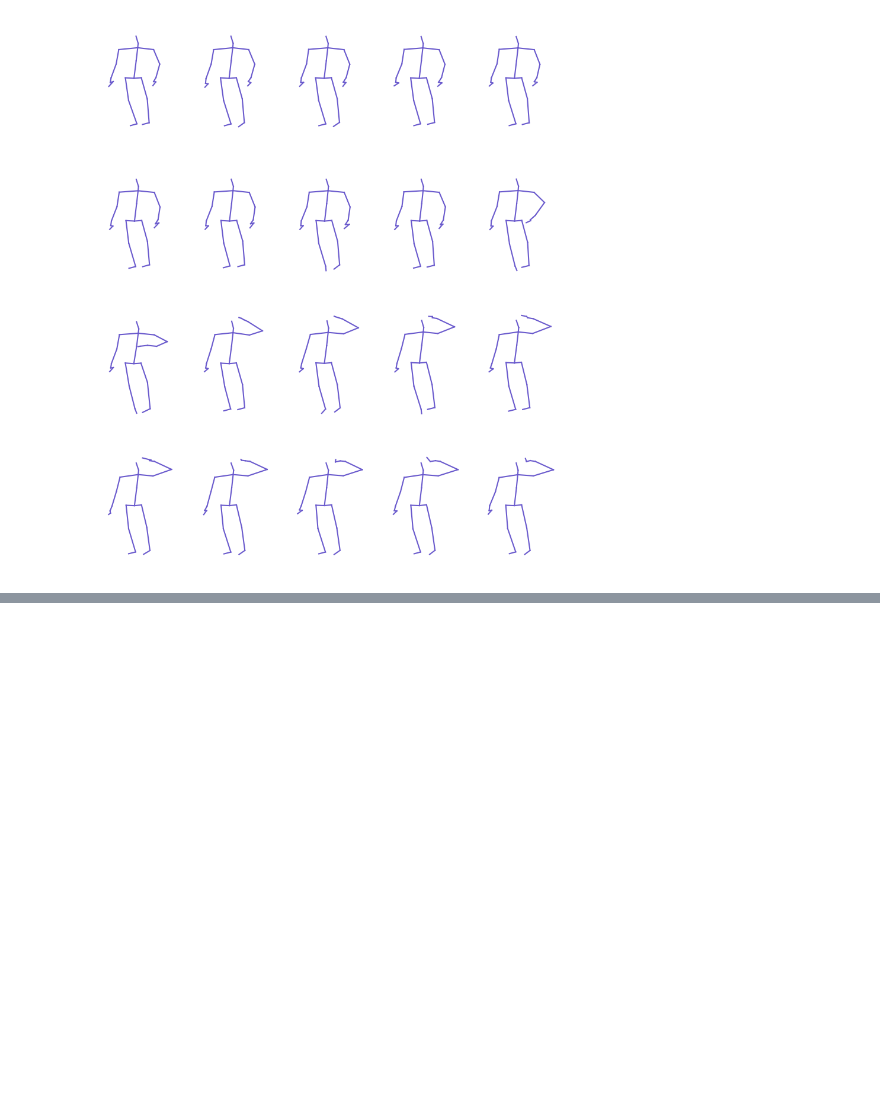
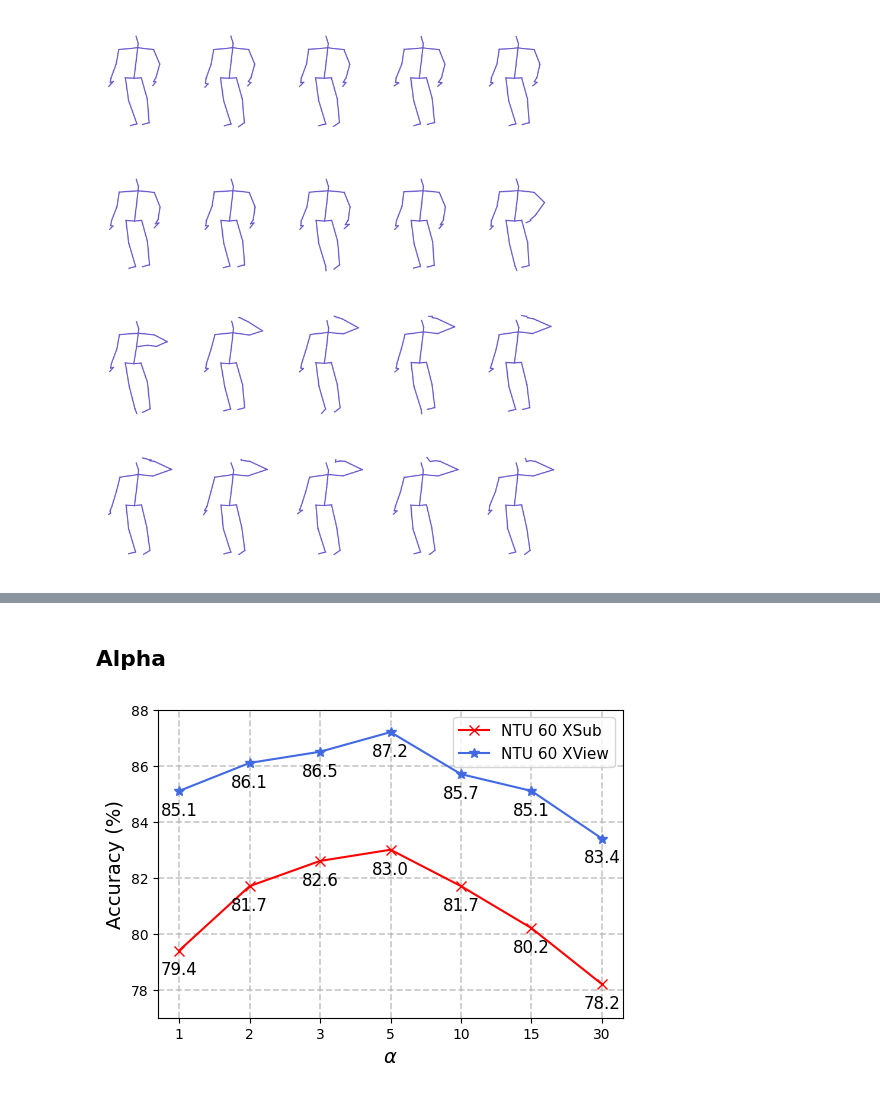
Before and after one commit to Ruizhuo-Xu/SKeleton2vec-code, a Jupyter notebook: visualization.ipynb, the cells around one changed output, grey strips where cells are left out. Cells and saved outputs as stored; diff of their text form; code cells hidden in the pictures; blank space fills up the shorter version.

```diff
--- a/visualization.ipynb
+++ b/visualization.ipynb
@@ -1101,0 +1071,52 @@ skeleton.min()
+# %% [markdown]
+## Alpha
+# %%
+import matplotlib.pyplot as plt
+import numpy as np
+%matplotlib inline
+
+# 生成示例数据
+# x = np.linspace(0, 10, 100)
+# y1 = np.sin(x)
+# y2 = np.cos(x)
+x = [1, 2, 3, 4, 5, 6, 7]
+_x = [1, 2, 3, 5, 10, 15, 30]
+y1 = [79.4, 81.7, 82.6, 83.0, 81.7, 80.2, 78.2]
+y2 = [85.1, 86.1, 86.5, 87.2, 85.7, 85.1, 83.4]
+
+# 创建折线图
+plt.figure(figsize=(6, 4))
+
+# 绘制两条曲线
+# plt.plot(x, y1, label='Sin(x)', linestyle='-', marker='o', markersize=5)
+plt.plot(x, y1, label='NTU 60 XSub', linestyle='-', marker='x', markersize=7, color='red', )
+plt.plot(x, y2, label='NTU 60 XView', linestyle='-', marker='*', markersize=7, color='royalblue')
+
+# 添加标题和标签
+# plt.title('Sin(x) and Cos(x) Functions')
+plt.xlabel(r'$\alpha$', fontdict={'weight': 'normal', 'size': 14})
+plt.ylabel('Accuracy (%)', fontdict={'weight': 'normal', 'size': 14})
+
+for a, b in zip(x, y1):
+    plt.text(a, b-1, b, ha='center', va='bottom', fontsize=12)
+for a, b in zip(x, y2):
+    plt.text(a, b-1, b, ha='center', va='bottom', fontsize=12)
+
+
+# 设置x轴刻度
+plt.xticks(x, _x)
+plt.ylim(77, 88)
+# 添加网格线
+plt.grid(True, linestyle='--', alpha=0.7, linewidth=1.2)
+
+# 添加图例
+# plt.legend(fontsize=10)
+plt.legend(fontsize=11)
+
+# 保存图像为PDF
+plt.savefig('alpha_ablation.pdf', format='pdf')
+
+# 显示图形
+plt.show()
+# %% [output]
+[figure, added]
```
Also changed, not shown: parts of 7 cells of this notebook, 30 other files.
